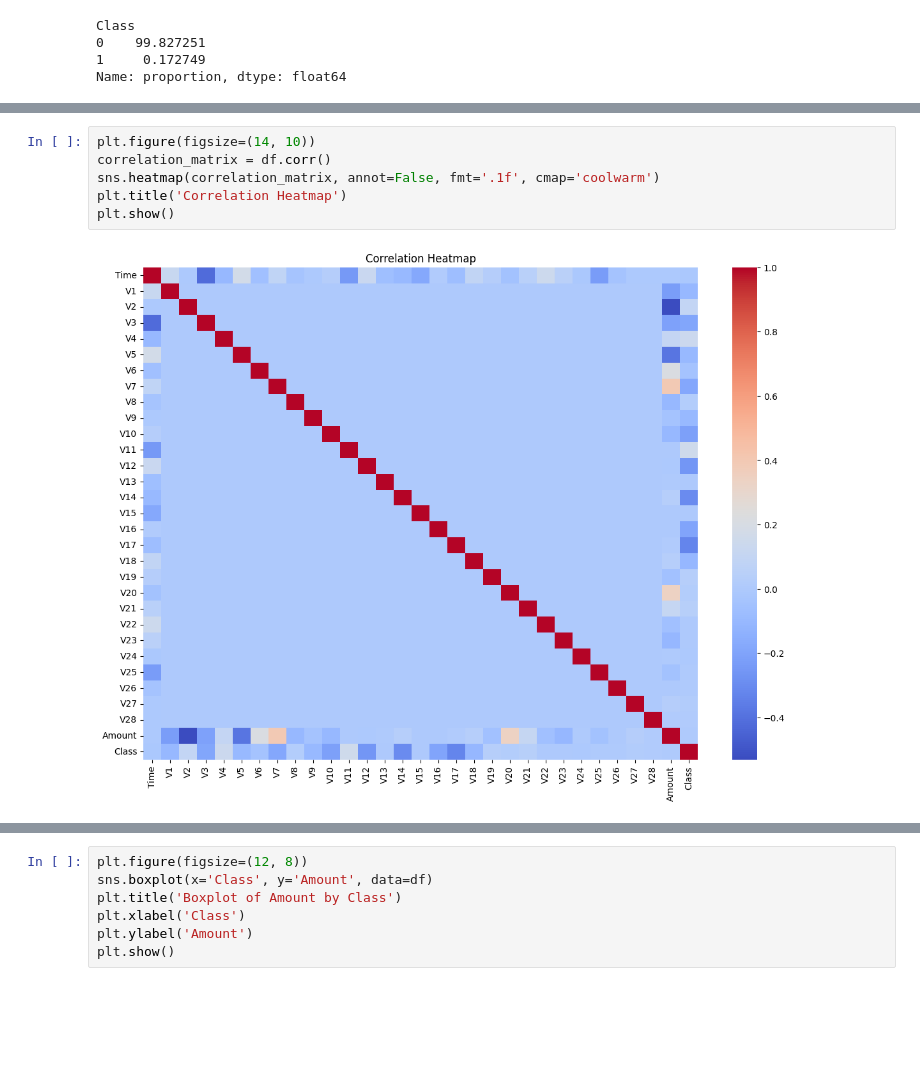
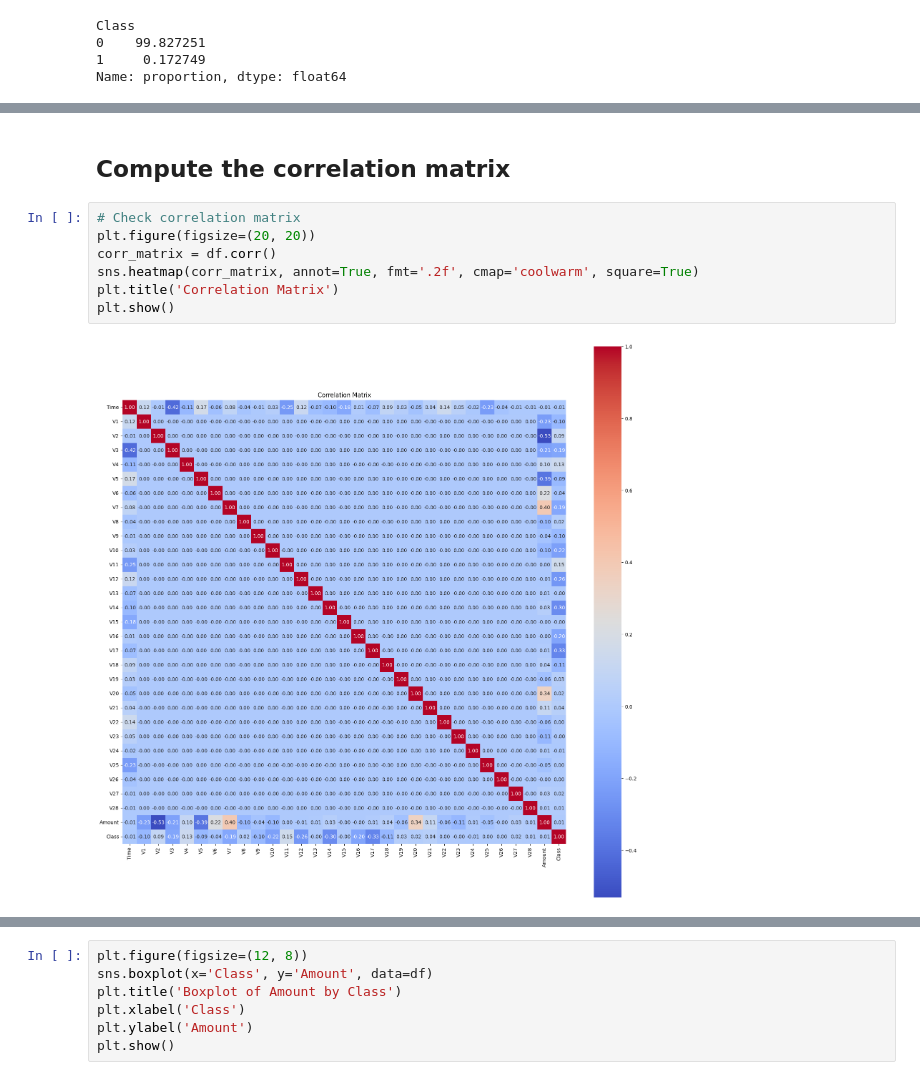
Before and after one commit to fjadidi2001/DataScienceJourney, a Jupyter notebook: Homework_1_Student_Version.ipynb, the cells around one changed output, grey strips where cells are left out. Cells and saved outputs as stored; diff of their text form; blank space fills up the shorter version.

```diff
--- a/Homework_1_Student_Version.ipynb
+++ b/Homework_1_Student_Version.ipynb
@@ -198,8 +159,11 @@ pass
+# %% [markdown]
+## Compute the correlation matrix
 # %%
-plt.figure(figsize=(14, 10))
-correlation_matrix = df.corr()
-sns.heatmap(correlation_matrix, annot=False, fmt='.1f', cmap='coolwarm')
-plt.title('Correlation Heatmap')
+# Check correlation matrix
+plt.figure(figsize=(20, 20))
+corr_matrix = df.corr()
+sns.heatmap(corr_matrix, annot=True, fmt='.2f', cmap='coolwarm', square=True)
+plt.title('Correlation Matrix')
 plt.show()
 # %% [output]
-[figure, old version]
+[figure, new version]
```
Also changed, not shown: parts of 15 cells of this notebook.
